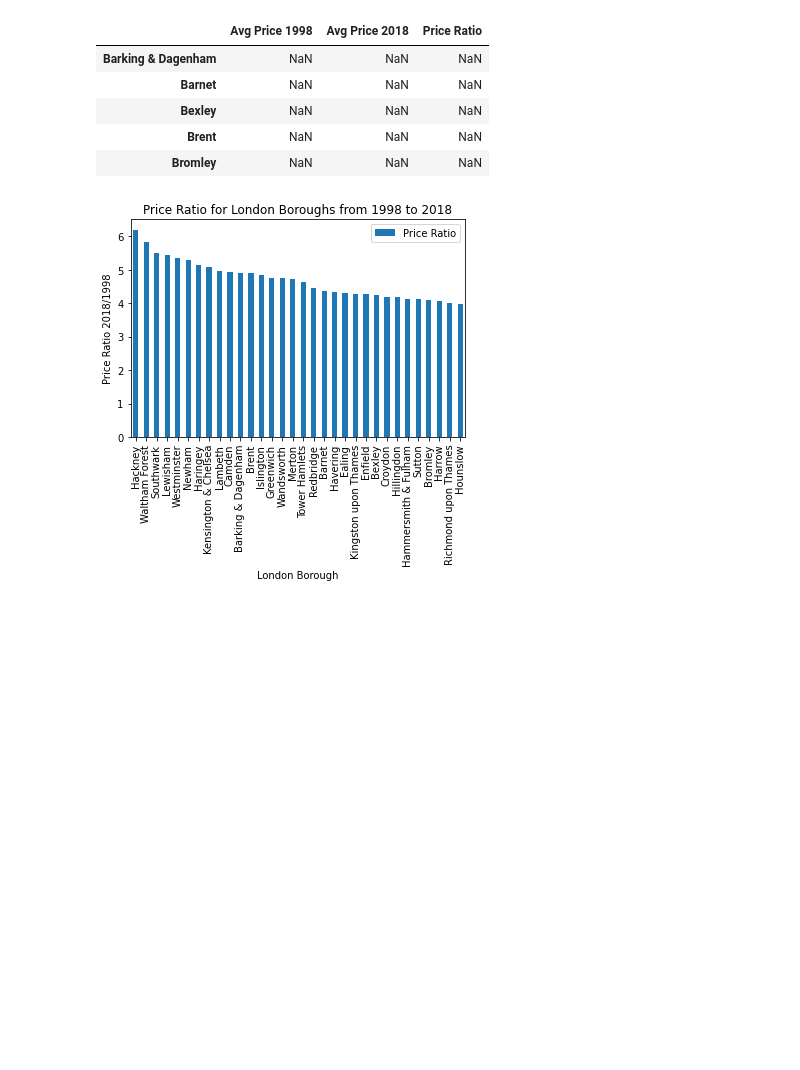
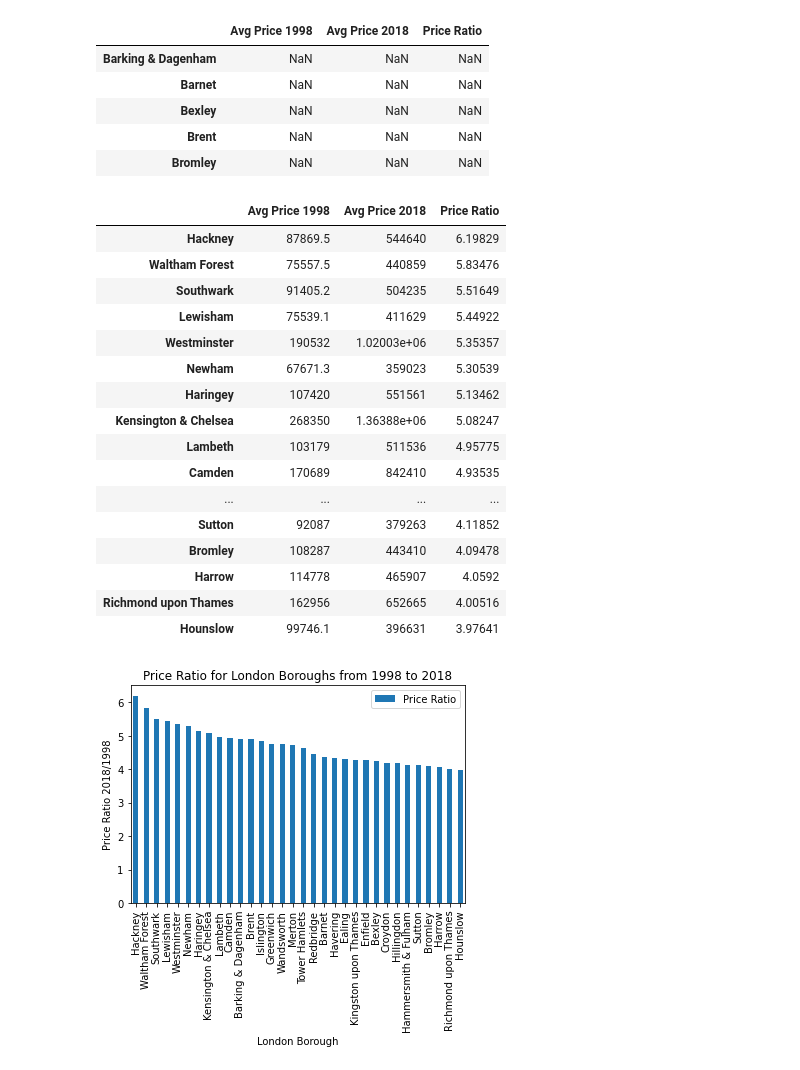
Before and after one commit to feifeikong/Springboard, a Jupyter notebook: Unit 4 Challenge - Tier 3 - Feifei Kong.ipynb, the cells around one changed output. Saved outputs shown, nothing was run; the diff lists cells and outputs as text; code cells hidden in the pictures; blank space fills up the shorter version.

```diff
--- a/Unit 4 Challenge - Tier 3 - Feifei Kong.ipynb
+++ b/Unit 4 Challenge - Tier 3 - Feifei Kong.ipynb
@@ -334,6 +334,25 @@ def create_price_ratio(df):
 create_price_ratio(properties_melt)
 # %%
 model.sort_values('Price Ratio', ascending=False, inplace=True)
+model
+# %% [output]
+|  | Avg Price 1998 | Avg Price 2018 | Price Ratio |
+| Hackney | 87869.5 | 544640 | 6.19829 |
+| Waltham Forest | 75557.5 | 440859 | 5.83476 |
+| Southwark | 91405.2 | 504235 | 5.51649 |
+| Lewisham | 75539.1 | 411629 | 5.44922 |
+| Westminster | 190532 | 1.02003e+06 | 5.35357 |
+| Newham | 67671.3 | 359023 | 5.30539 |
+| Haringey | 107420 | 551561 | 5.13462 |
+| Kensington & Chelsea | 268350 | 1.36388e+06 | 5.08247 |
+| Lambeth | 103179 | 511536 | 4.95775 |
+| Camden | 170689 | 842410 | 4.93535 |
+| ... | ... | ... | ... |
+| Sutton | 92087 | 379263 | 4.11852 |
+| Bromley | 108287 | 443410 | 4.09478 |
+| Harrow | 114778 | 465907 | 4.0592 |
+| Richmond upon Thames | 162956 | 652665 | 4.00516 |
+| Hounslow | 99746.1 | 396631 | 3.97641 |
 # %%
 model.plot(kind='bar', y='Price Ratio')
 plt.title('Price Ratio for London Boroughs from 1998 to 2018')
```
